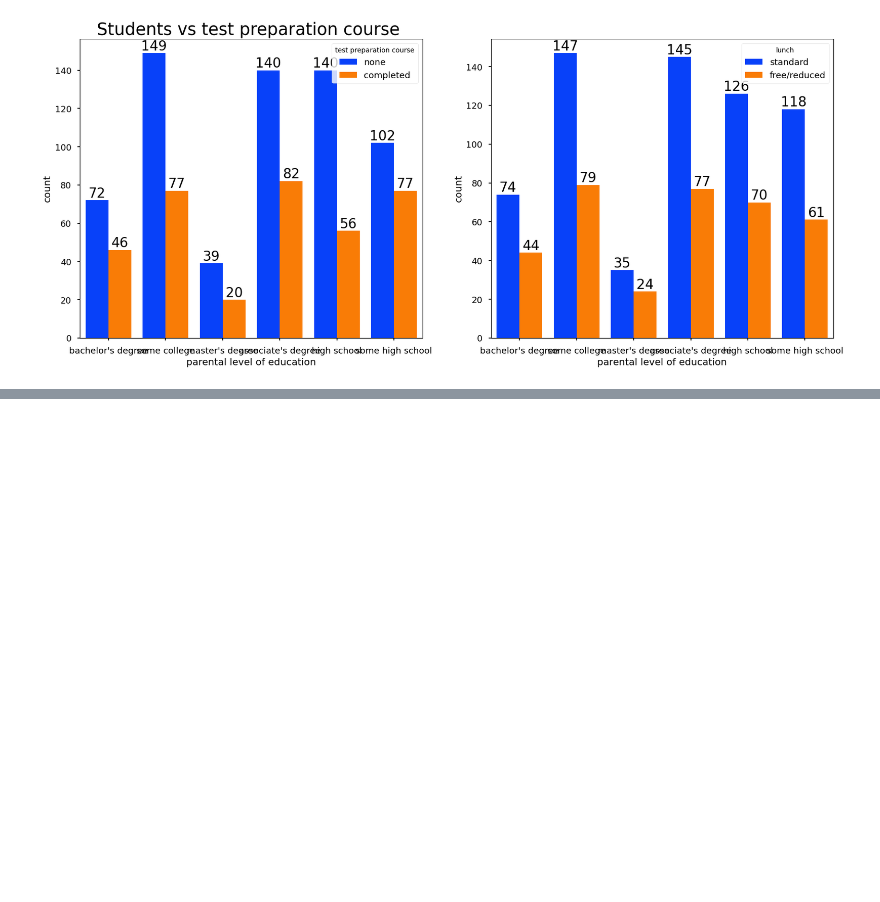
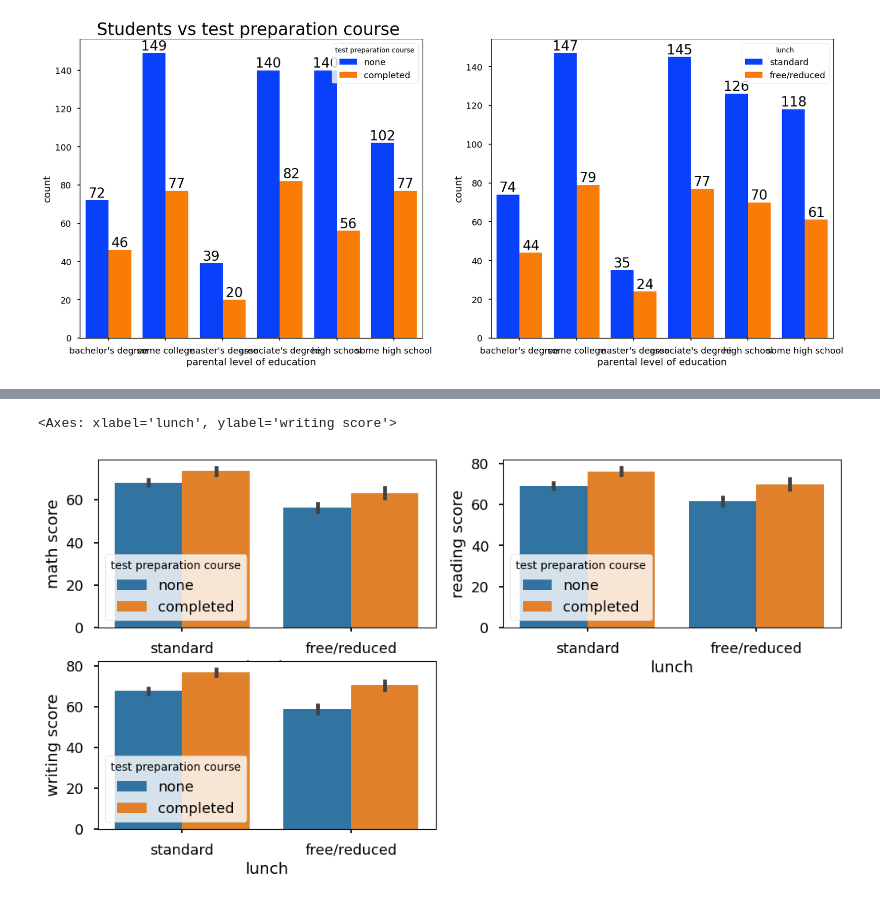
Before and after one commit to SirTee12/Demo-ML-Project, a Jupyter notebook: notebook/EDA_Student_Performance.ipynb, the cells around one changed output, grey strips where cells are left out. Saved outputs shown, nothing was run; the diff lists cells and outputs as text; code cells hidden in the pictures; blank space fills up the shorter version.

Commit message:
Bar plot on how test preparation  impact student perfromance

```diff
--- a/notebook/EDA_Student_Performance.ipynb
+++ b/notebook/EDA_Student_Performance.ipynb
@@ -442,0 +447,14 @@ for container in ax[1].containers:
+# %%
+plt.figure(figsize=(12,6))
+plt.subplot(2,2,1)
+sns.barplot (x=data_student['lunch'], y=data_student['math score'],
+             hue = data_student['test preparation course'])
+plt.subplot(2,2,2)
+sns.barplot (x=data_student['lunch'], y=data_student['reading score'],
+             hue=data_student['test preparation course'])
+plt.subplot(2,2,3)
+sns.barplot (x=data_student['lunch'], y=data_student['writing score'],
+             hue=data_student['test preparation course'])
+# %% [output]
+<Axes: xlabel='lunch', ylabel='writing score'>
+[figure, added]
```
Also changed, not shown: parts of 1 cell of this notebook.
